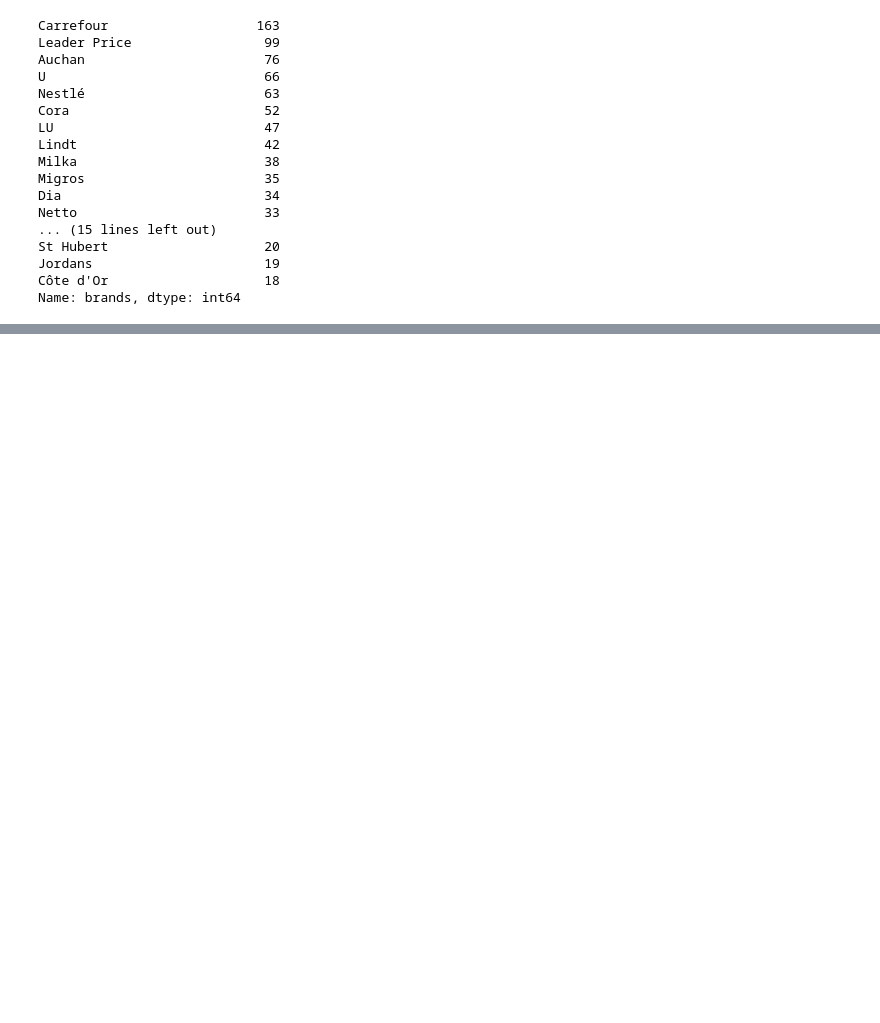
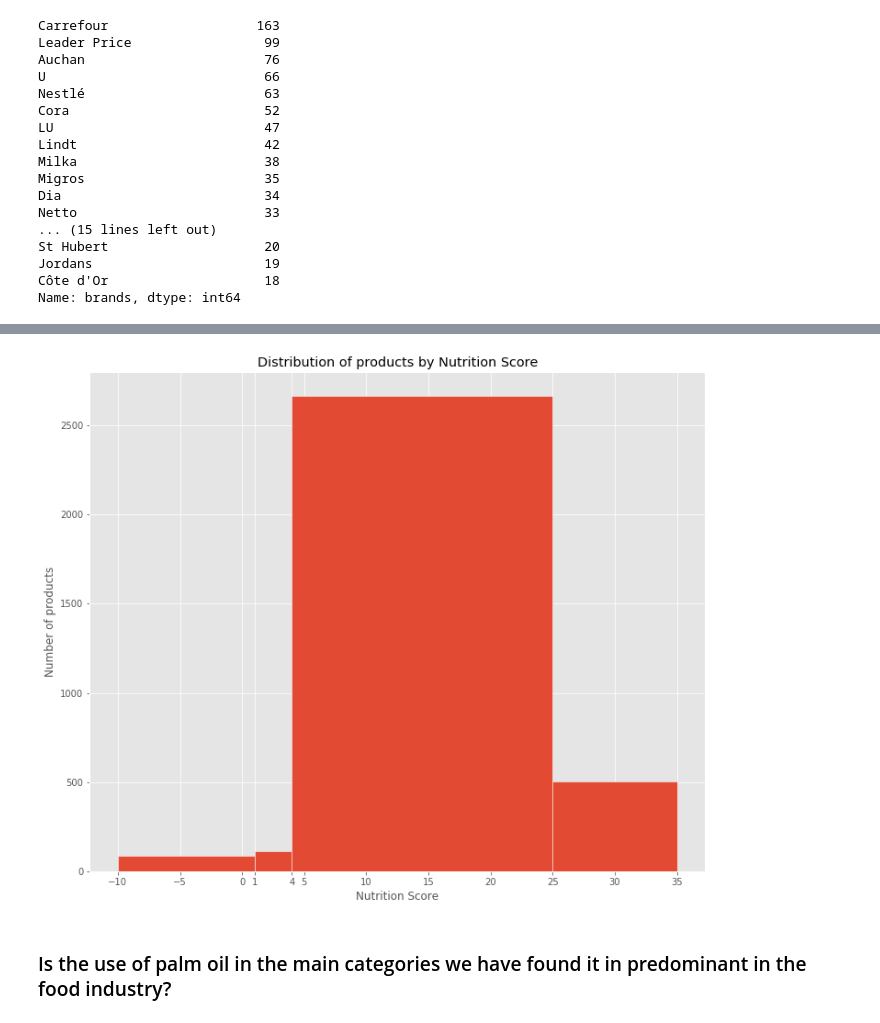
Before and after one commit to reda-bel/NutritionNotebook, a Jupyter notebook: Exploration_Foodfacts.ipynb, the cells around one changed output, grey strips where cells are left out. Drawn from its saved outputs; the diff is of its cells as text; code cells hidden in the pictures; blank space fills up the shorter version.

```diff
--- a/Exploration_Foodfacts.ipynb
+++ b/Exploration_Foodfacts.ipynb
@@ -196,0 +186,15 @@ plt.show()
+# %%
+df_palmoil.hist('nutrition-score-fr_100g',figsize=(12,10),bins=[-10,1,4,25,35],edgecolor='white')
+xticks=np.append(np.arange(-10, 36, 5),[1,4])
+plt.title("Distribution of products by Nutrition Score")
+plt.ylabel('Number of products')
+plt.xlabel("Nutrition Score")
+plt.xticks(xticks)
+
+
+
+plt.show()
+# %% [output]
+[figure, added]
+# %% [markdown]
+### Is the use of palm oil in the main categories we have found it in predominant in the food industry?
```
Also changed, not shown: parts of 26 cells of this notebook, 1 other file.
